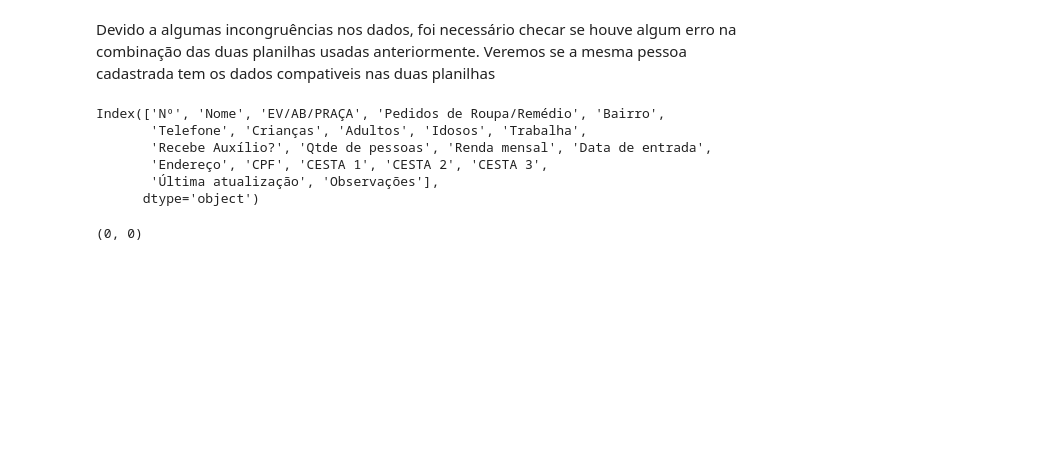
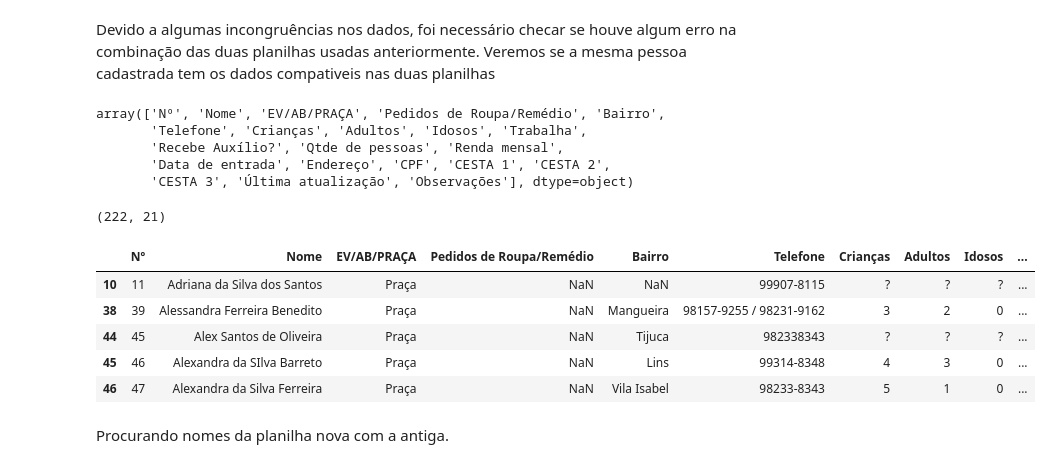
Before and after one commit to WES404/Cadastro_geral_Ponto_do_Bem, a Jupyter notebook: cadastro_geral.ipynb, the cells around one changed output. Drawn from its saved outputs; the diff is of its cells as text; code cells hidden in the pictures; blank space fills up the shorter version.

```diff
--- a/cadastro_geral.ipynb
+++ b/cadastro_geral.ipynb
@@ -384,14 +384,14 @@ geral_oficial
 # %% [markdown]
 Devido a algumas incongruências nos dados, foi necessário checar se houve algum erro na combinação das duas planilhas usadas anteriormente. Veremos se a mesma pessoa cadastrada tem os dados compativeis nas duas planilhas
-# %%
-geral_maio.columns
-# %% [output]
-Index(['Nº', 'Nome', 'EV/AB/PRAÇA', 'Pedidos de Roupa/Remédio', 'Bairro',
-       'Telefone', 'Crianças', 'Adultos', 'Idosos', 'Trabalha',
-       'Recebe Auxílio?', 'Qtde de pessoas', 'Renda mensal', 'Data de entrada',
-       'Endereço', 'CPF', 'CESTA 1', 'CESTA 2', 'CESTA 3',
-       'Última atualização', 'Observações'],
-      dtype='object')
+# %%
+colunas = geral_maio.columns.values
+colunas
+# %% [output]
+array(['Nº', 'Nome', 'EV/AB/PRAÇA', 'Pedidos de Roupa/Remédio', 'Bairro',
+       'Telefone', 'Crianças', 'Adultos', 'Idosos', 'Trabalha',
+       'Recebe Auxílio?', 'Qtde de pessoas', 'Renda mensal',
+       'Data de entrada', 'Endereço', 'CPF', 'CESTA 1', 'CESTA 2',
+       'CESTA 3', 'Última atualização', 'Observações'], dtype=object)
 # %%
 def encontra_index(tabela):
 
@@ -400,6 +400,7 @@ def encontra_index(tabela):
   for i in range(tabela.shape[0]):
 
     tempo = tabela['Última atualização'][i]
+    if (pd.isnull(tempo)): continue
 
     if (tempo.month >= 5) and (tempo.year == 2021):
 
@@ -418,7 +419,7 @@ def dados_atualizados(tabela):
 
   for i in index:
 
-    atualizados.append([tabela.iloc[i, :]])
+    atualizados = atualizados.append([tabela.iloc[i, :]])
 
   return atualizados
 # %%
@@ -426,4 +427,15 @@ Atualizados = dados_atualizados(geral_maio)
 
 Atualizados.shape
 # %% [output]
-(0, 0)
+(222, 21)
+# %%
+Atualizados.head()
+# %% [output]
+|  | Nº | Nome | EV/AB/PRAÇA | Pedidos de Roupa/Remédio | Bairro | Telefone | Crianças | Adultos | Idosos | ... |
+| 10 | 11 | Adriana da Silva dos Santos | Praça | NaN | NaN | 99907-8115 | ? | ? | ? | ... |
+| 38 | 39 | Alessandra Ferreira Benedito | Praça | NaN | Mangueira | 98157-9255 / 98231-9162 | 3 | 2 | 0 | ... |
+| 44 | 45 | Alex Santos de Oliveira | Praça | NaN | Tijuca | 982338343 | ? | ? | ? | ... |
+| 45 | 46 | Alexandra da SIlva Barreto | Praça | NaN | Lins | 99314-8348 | 4 | 3 | 0 | ... |
+| 46 | 47 | Alexandra da Silva Ferreira | Praça | NaN | Vila Isabel | 98233-8343 | 5 | 1 | 0 | ... |
+# %% [markdown]
+Procurando nomes da planilha nova com a antiga.
```
Also changed, not shown: parts of 13 cells of this notebook.
